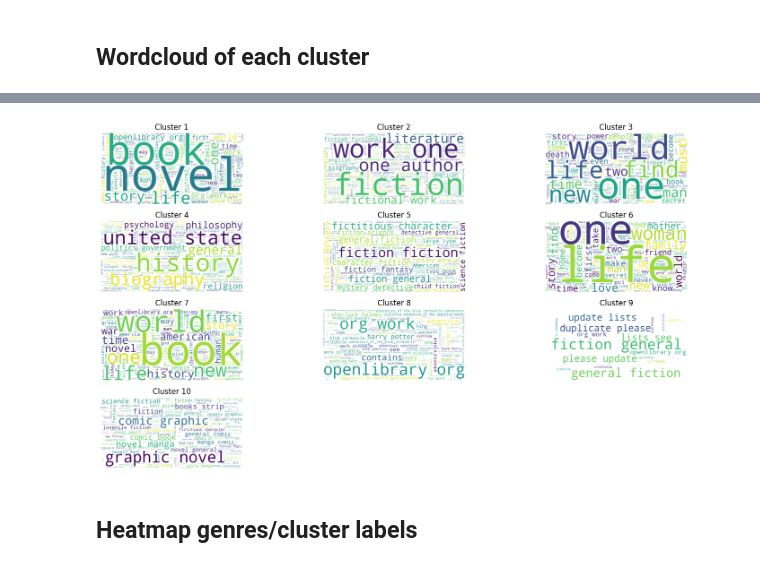
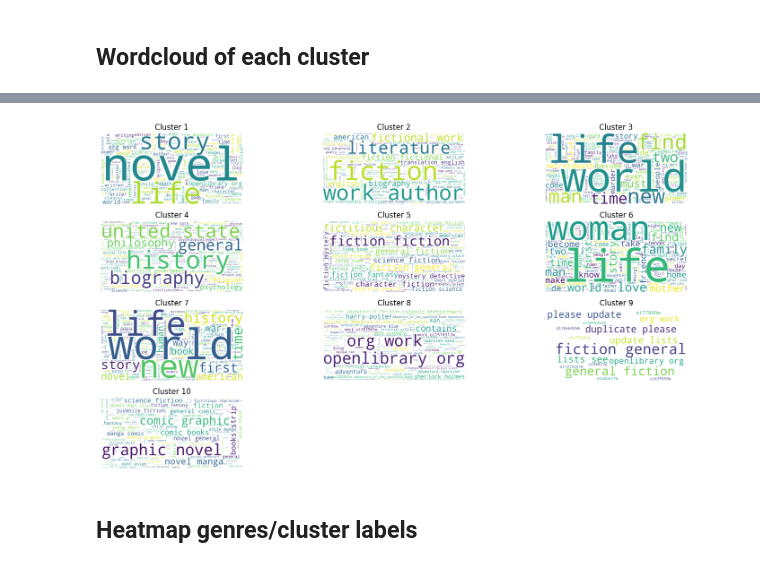
Before and after one commit to Egjfour/dsti_goodreads_rating_predictions, a Jupyter notebook: goodreads-predictor/notebooks/clustering_notebook.ipynb, the cells around one changed output, grey strips where cells are left out. Saved outputs shown, nothing was run; the diff lists cells and outputs as text; code cells hidden in the pictures.

```diff
--- a/goodreads-predictor/notebooks/clustering_notebook.ipynb
+++ b/goodreads-predictor/notebooks/clustering_notebook.ipynb
@@ -195,6 +199,8 @@ def generate_wordcloud(cluster_data):
     # Remove stopwords from the text using NLTK
     from nltk.corpus import stopwords
     stopwords = set(stopwords.words('english'))
+    # Adding the words org, openlibrary, book, one, work)to the stopwords list
+    stopwords.update(['org', 'openlibrary', 'book', 'one', 'work'])
     text = ' '.join([word for word in text.split() if word not in stopwords])
 
     # Lemmatize the text using NLTK
@@ -208,34 +214,34 @@ def generate_wordcloud(cluster_data):
 
 # Generate word clouds for each cluster
 wordclouds = []
 for cluster_id in merged_df['cluster'].unique():
     cluster_data = merged_df[merged_df['cluster'] == cluster_id]
     wordcloud = generate_wordcloud(cluster_data)
     wordclouds.append(wordcloud)
 
 # Determine the grid size for subplots
 n_clusters = len(wordclouds)
 n_cols = 3
 n_rows = (n_clusters + n_cols - 1) // n_cols
 
 # Display the word clouds in a grid
 fig, axes = plt.subplots(n_rows, n_cols, figsize=(15, 8))
 axes = axes.flatten()  # Flatten the axes array for easy iteration
 
 for i in range(n_clusters):
     axes[i].imshow(wordclouds[i], interpolation='bilinear')
     axes[i].axis('off')
     axes[i].set_title(f'Cluster {i+1}')
 
 # Hide any unused subplots
 for i in range(n_clusters, len(axes)):
     axes[i].axis('off')
 
 plt.tight_layout()
 plt.show()
 # %% [output]
 [interactive output not drawn]
-[figure, old version]
+[figure, new version]
 # %% [markdown]
 ## Heatmap genres/cluster labels
 # %%
```
Also changed, not shown: parts of 6 cells of this notebook, 1 other file.
